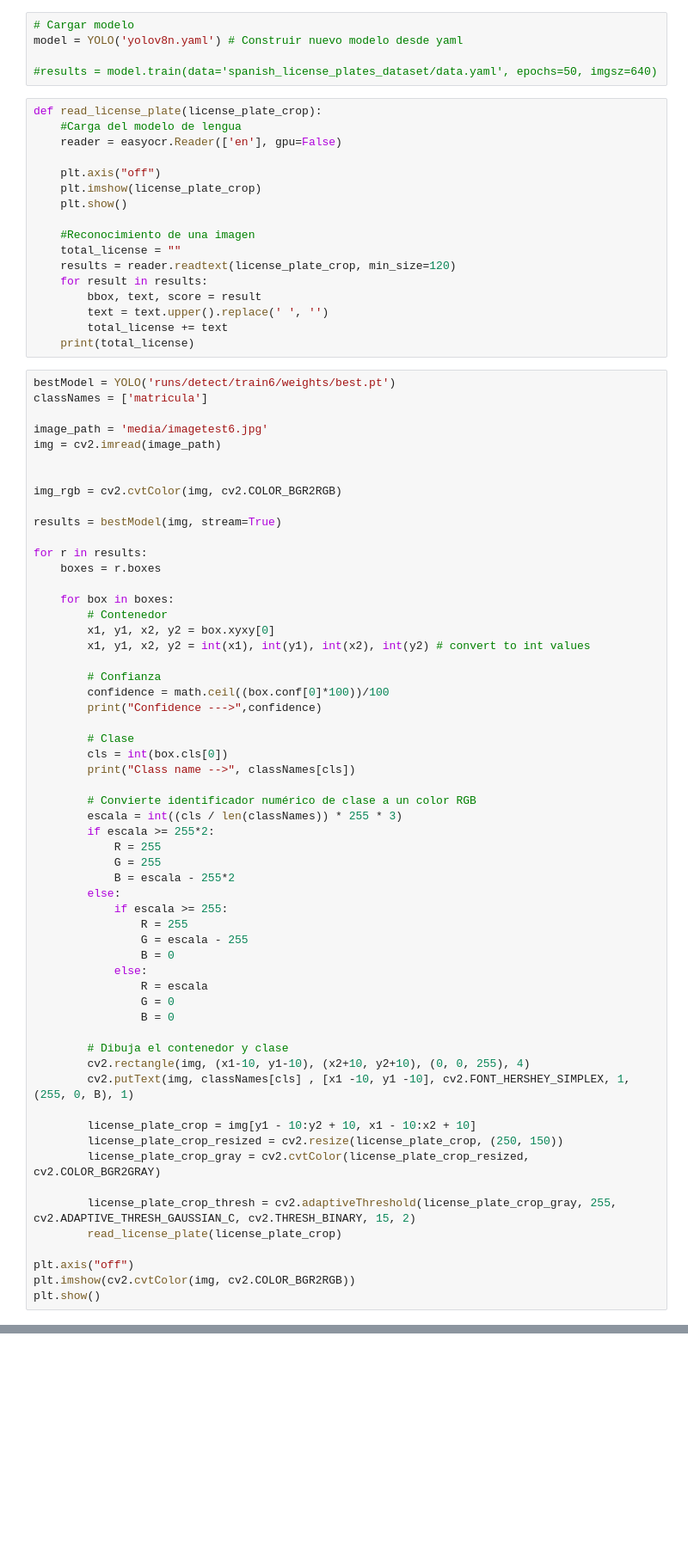
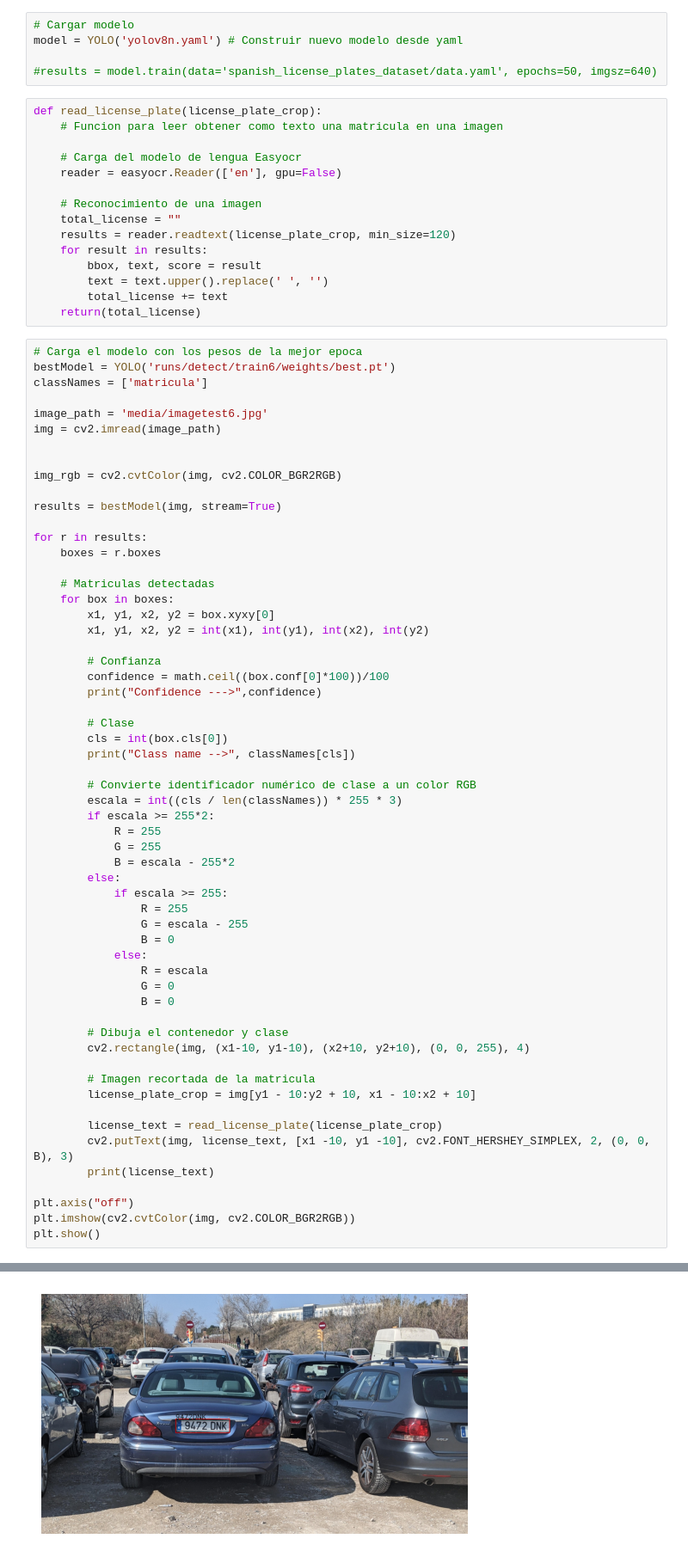
Before and after one commit to Ulpgc-Vision-por-computador/P5-Reconocimiento-De-Matriculas, a Jupyter notebook: entrega.ipynb, the cells around one changed output, grey strips where cells are left out. Shown at 86% size. Cells and saved outputs as stored; diff of their text form; blank space fills up the shorter version.

```diff
--- a/entrega.ipynb
+++ b/entrega.ipynb
@@ -13,22 +13,21 @@ model = YOLO('yolov8n.yaml') # Construir nuevo modelo desde yaml
 #results = model.train(data='spanish_license_plates_dataset/data.yaml', epochs=50, imgsz=640)
 # %%
 def read_license_plate(license_plate_crop):
-    #Carga del modelo de lengua
+    # Funcion para leer obtener como texto una matricula en una imagen
+
+    # Carga del modelo de lengua Easyocr
     reader = easyocr.Reader(['en'], gpu=False)
 
-    plt.axis("off")
-    plt.imshow(license_plate_crop)
-    plt.show()
-
-    #Reconocimiento de una imagen
+    # Reconocimiento de una imagen
     total_license = ""
     results = reader.readtext(license_plate_crop, min_size=120)
     for result in results:
         bbox, text, score = result
         text = text.upper().replace(' ', '')
         total_license += text
-    print(total_license)
+    return(total_license)
 # %%
+# Carga el modelo con los pesos de la mejor epoca
 bestModel = YOLO('runs/detect/train6/weights/best.pt')
 classNames = ['matricula']
 
@@ -43,10 +42,10 @@ results = bestModel(img, stream=True)
 for r in results:
     boxes = r.boxes
 
+    # Matriculas detectadas
     for box in boxes:
-        # Contenedor
         x1, y1, x2, y2 = box.xyxy[0]
-        x1, y1, x2, y2 = int(x1), int(y1), int(x2), int(y2) # convert to int values
+        x1, y1, x2, y2 = int(x1), int(y1), int(x2), int(y2)
 
         # Confianza
         confidence = math.ceil((box.conf[0]*100))/100
@@ -74,14 +73,13 @@ for r in results:
 
         # Dibuja el contenedor y clase
         cv2.rectangle(img, (x1-10, y1-10), (x2+10, y2+10), (0, 0, 255), 4)
-        cv2.putText(img, classNames[cls] , [x1 -10, y1 -10], cv2.FONT_HERSHEY_SIMPLEX, 1, (255, 0, B), 1)
 
+        # Imagen recortada de la matricula
         license_plate_crop = img[y1 - 10:y2 + 10, x1 - 10:x2 + 10]
-        license_plate_crop_resized = cv2.resize(license_plate_crop, (250, 150))
-        license_plate_crop_gray = cv2.cvtColor(license_plate_crop_resized, cv2.COLOR_BGR2GRAY)
 
-        license_plate_crop_thresh = cv2.adaptiveThreshold(license_plate_crop_gray, 255, cv2.ADAPTIVE_THRESH_GAUSSIAN_C, cv2.THRESH_BINARY, 15, 2)
-        read_license_plate(license_plate_crop)
+        license_text = read_license_plate(license_plate_crop)
+        cv2.putText(img, license_text, [x1 -10, y1 -10], cv2.FONT_HERSHEY_SIMPLEX, 2, (0, 0, B), 3)
+        print(license_text)
 
 plt.axis("off")
 plt.imshow(cv2.cvtColor(img, cv2.COLOR_BGR2RGB))
@@ -98 +94,2 @@ Speed: 8.0ms preprocess, 128.7ms inference, 8.0ms postprocess per image at shape
+[figure, new version]
 # %%
```
Also changed, not shown: parts of 2 cells of this notebook.
